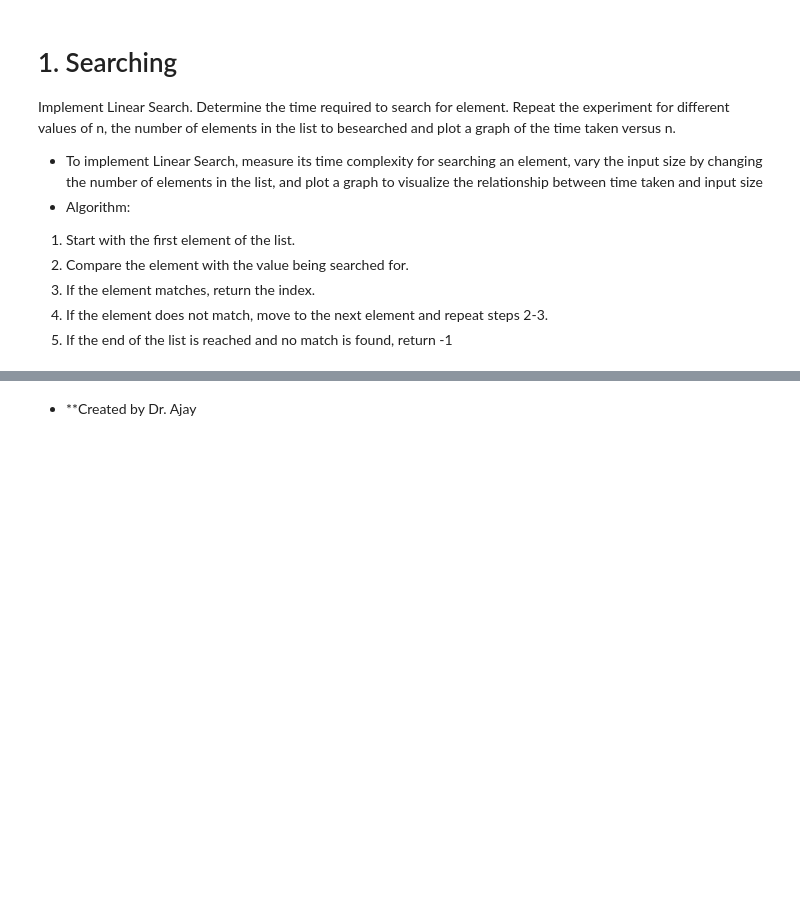
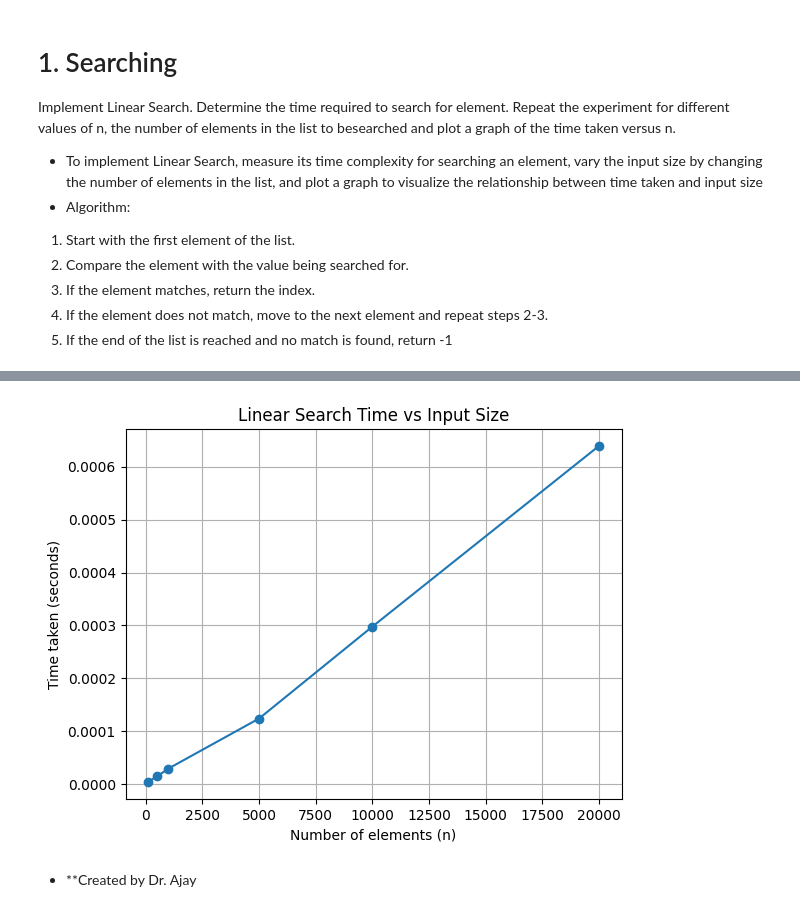
Before and after one commit to Uttkarsh-Malik/ALGO_LAB, a Jupyter notebook: lab_4.ipynb, the cells around one changed output, grey strips where cells are left out. Cells and saved outputs as stored; diff of their text form; code cells hidden in the pictures; blank space fills up the shorter version.

```diff
--- a/lab_4.ipynb
+++ b/lab_4.ipynb
@@ -12,2 +28,38 @@ Implement Linear Search. Determine the time required to search for element. Repe
+# %%
+# write code for Linear Search and plot a graph to visualize the relationship between time taken and input size
+import time
+import matplotlib.pyplot as plt
+import random
+
+# Linear Search function
+def linear_search(arr, target):
+    for i in range(len(arr)):
+        if arr[i] == target:
+            return i
+    return -1
+
+# Experiment setup
+sizes = [100, 500, 1000, 5000, 10000, 20000]  # different list sizes
+times = []
+
+for n in sizes:
+    arr = random.sample(range(n*10), n)  # generate random list of size n
+    target = arr[-1]  # choose last element to maximize search time
+
+    start = time.time()
+    linear_search(arr, target)
+    end = time.time()
+
+    times.append(end - start)
+
+# Plotting the graph
+plt.plot(sizes, times, marker='o')
+plt.xlabel("Number of elements (n)")
+plt.ylabel("Time taken (seconds)")
+plt.title("Linear Search Time vs Input Size")
+plt.grid(True)
+plt.show()
+# %% [output]
+[figure, added]
 # %% [markdown]
 - **Created by Dr. Ajay
```
Also changed, not shown: parts of 9 cells of this notebook.
